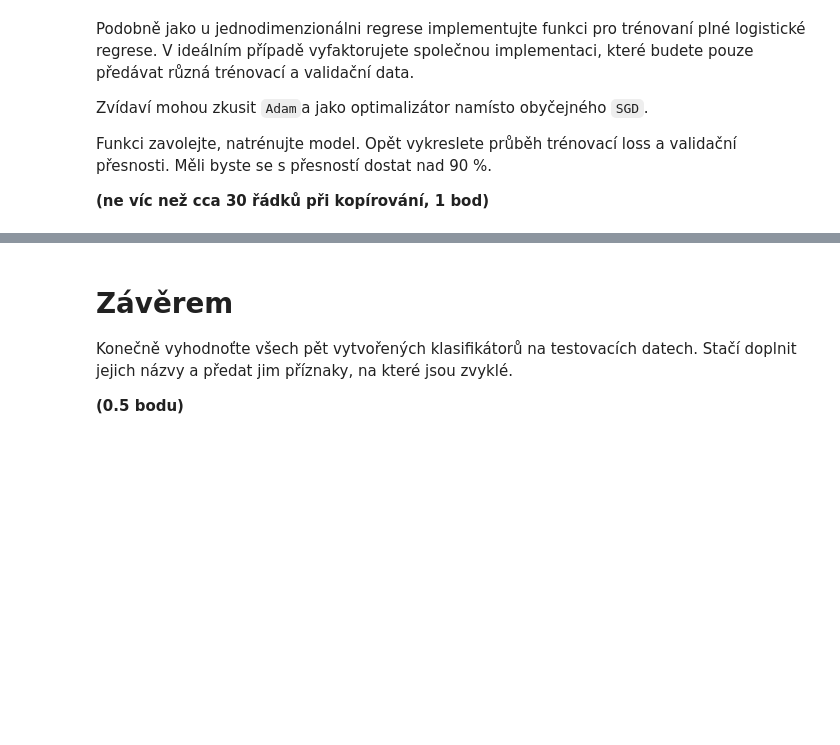
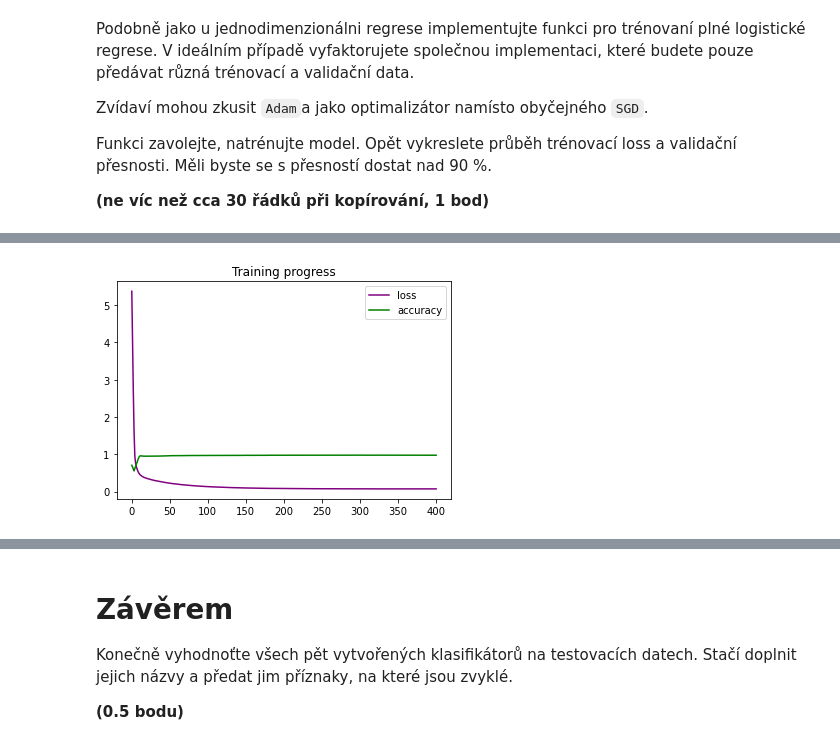
Before and after one commit to danielkonecny/sui-homework, a Jupyter notebook: zadani.ipynb, the cells around one changed output, grey strips where cells are left out. Saved outputs shown, nothing was run; the diff lists cells and outputs as text; code cells hidden in the pictures; blank space fills up the shorter version.

```diff
--- a/zadani.ipynb
+++ b/zadani.ipynb
@@ -377,3 +453,15 @@ pass
+# %%
+class LogisticRegressionND(torch.nn.Module):
+    def __init__(self):
+        super().__init__()
+        self.linear = torch.nn.Linear(7, 1)
+
+    def forward(self, x):
+        return np.squeeze(torch.sigmoid(self.linear(x)))
+
+    def prob_class_1(self, x):
+        prob = self(torch.from_numpy(x).float())
+        return prob.detach().numpy()
 # %% [markdown]
 Podobně jako u jednodimenzionálni regrese implementujte funkci pro trénovaní plné logistické regrese.
 V ideálním případě vyfaktorujete společnou implementaci, které budete pouze předávat různá trénovací a validační data.
@@ -389,0 +476,44 @@ pass
+# %%
+def train_llr(model, optimizer, train_xs, val_xs, nb_epochs=100, batch_size=256):
+    best_model = copy.deepcopy(model)
+    losses = []
+    accuracies = []
+
+    for epoch_index in range(nb_epochs):
+        accumulated_loss = 0
+        for batch_x, batch_target in batch_provider(train_xs,
+                                                    train_dataset.targets,
+                                                    batch_size):
+            optimizer.zero_grad()
+            output = model(batch_x)
+            last_loss = F.binary_cross_entropy(output, batch_target)
+            last_loss.backward()
+            optimizer.step()
+            accumulated_loss += last_loss
+
+        last_accuracy = evaluate(model, val_xs, val_dataset.targets)
+        if all(accuracy < last_accuracy for accuracy in accuracies):
+            best_model = copy.deepcopy(model)
+        accuracies.append(last_accuracy)
+        losses.append(accumulated_loss / (len(train_dataset.xs) // batch_size))
+        print(f'Epoch {epoch_index} - accuracy: {last_accuracy}')
+
+    return best_model, losses, accuracies
+
+model = LogisticRegressionND()
+optimizer = torch.optim.Adam(model.parameters())
+train_xs = train_dataset.xs
+val_xs = val_dataset.xs
+epoch_count = 400
+batch_size = 256
+
+log_reg_all_model, losses, accuracies =\
+    train_llr(model, optimizer, train_xs, val_xs, epoch_count, batch_size)
+
+axis_range = np.linspace(0, epoch_count, epoch_count)
+plt.plot(axis_range, losses, color='purple', label='loss')
+plt.plot(axis_range, accuracies, color='green', label='accuracy')
+plt.legend()
+plt.title('Training progress')
+plt.show()
+# %% [output]
@@ -389,0 +537 @@ pass
+[figure, added]
```
Also changed, not shown: parts of 12 cells of this notebook.
